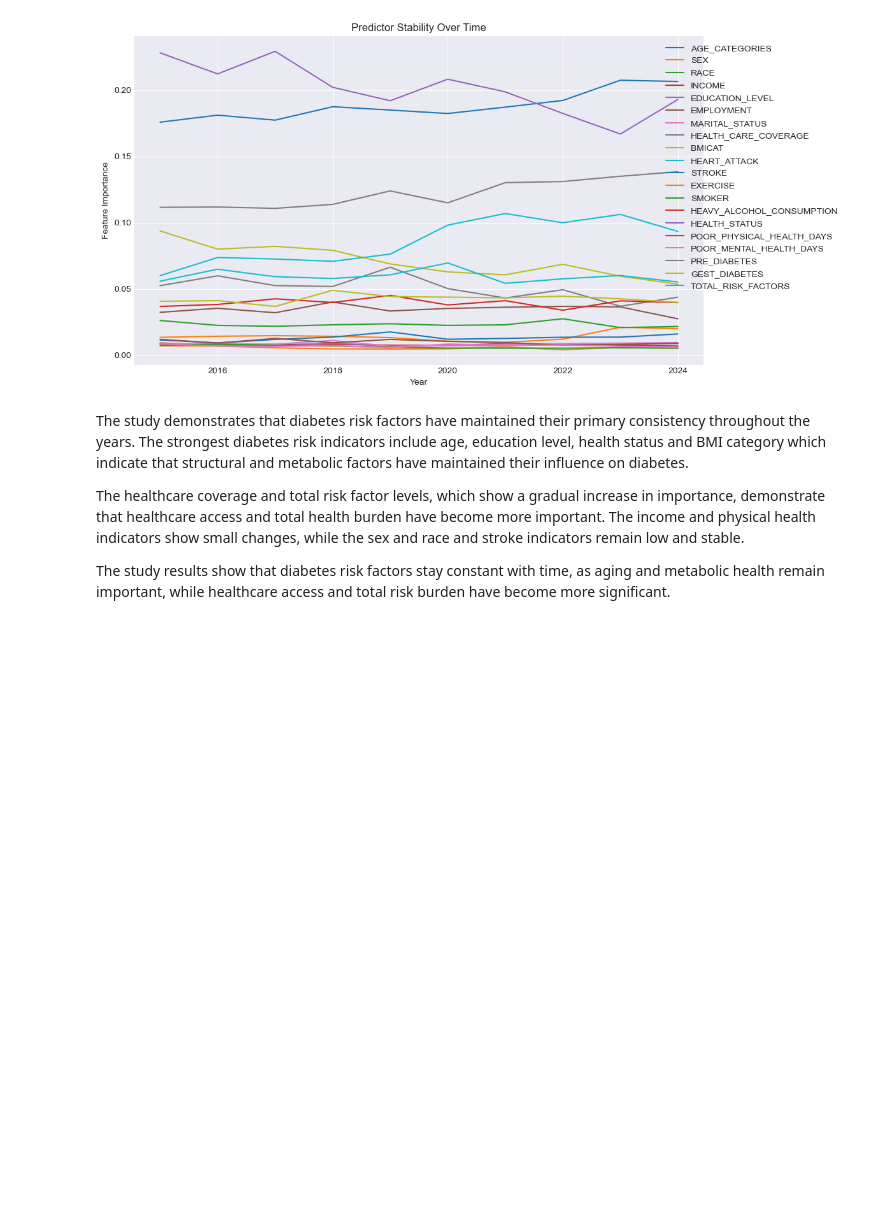
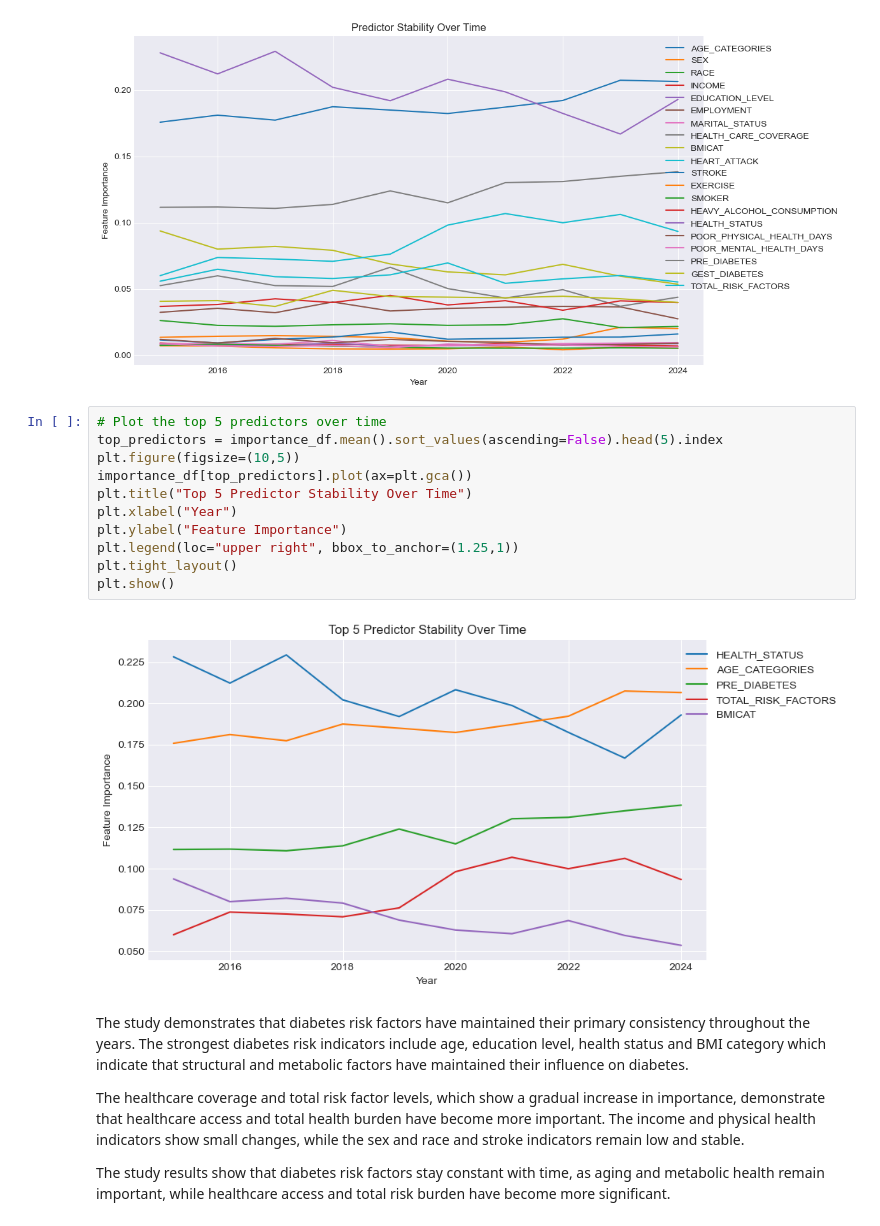
Before and after one commit to cmendonsa/brfss-diabetes-trends, a Jupyter notebook: analysis/4_modelling.ipynb, the cells around one changed output. Cells and saved outputs as stored; diff of their text form; blank space fills up the shorter version.

```diff
--- a/analysis/4_modelling.ipynb
+++ b/analysis/4_modelling.ipynb
@@ -435,6 +435,19 @@ plt.tight_layout()
 plt.show()
 # %% [output]
 [figure]
+# %%
+# Plot the top 5 predictors over time
+top_predictors = importance_df.mean().sort_values(ascending=False).head(5).index
+plt.figure(figsize=(10,5))
+importance_df[top_predictors].plot(ax=plt.gca())
+plt.title("Top 5 Predictor Stability Over Time")
+plt.xlabel("Year")
+plt.ylabel("Feature Importance")
+plt.legend(loc="upper right", bbox_to_anchor=(1.25,1))
+plt.tight_layout()
+plt.show()
+# %% [output]
+[figure, added]
 # %% [markdown]
 The study demonstrates that diabetes risk factors have maintained their primary consistency throughout the years. The strongest diabetes risk indicators include age, education level, health status and BMI category which indicate that structural and metabolic factors have maintained their influence on diabetes.
 
```
Also changed, not shown: parts of 1 cell of this notebook, 2 other files.
